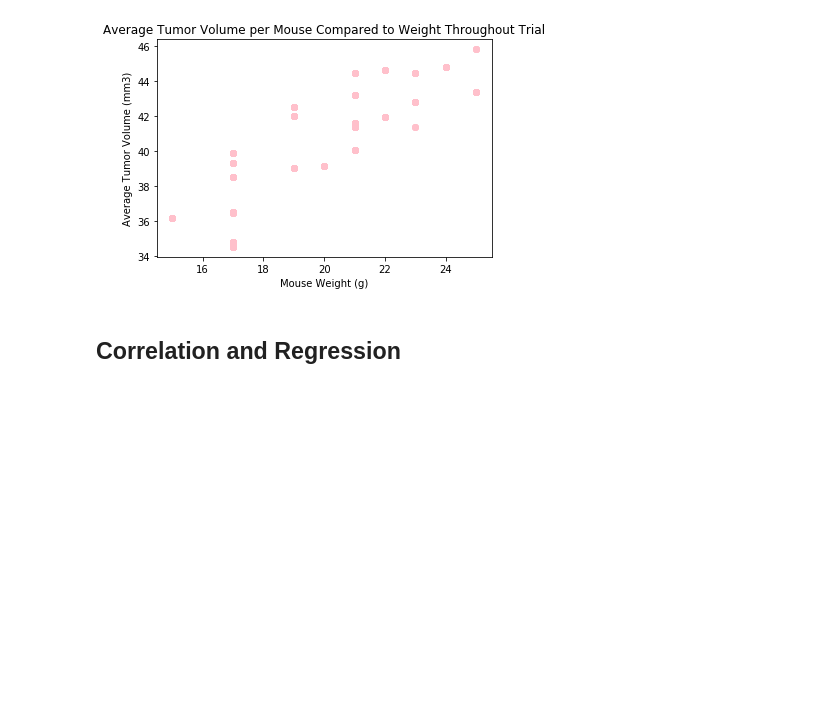
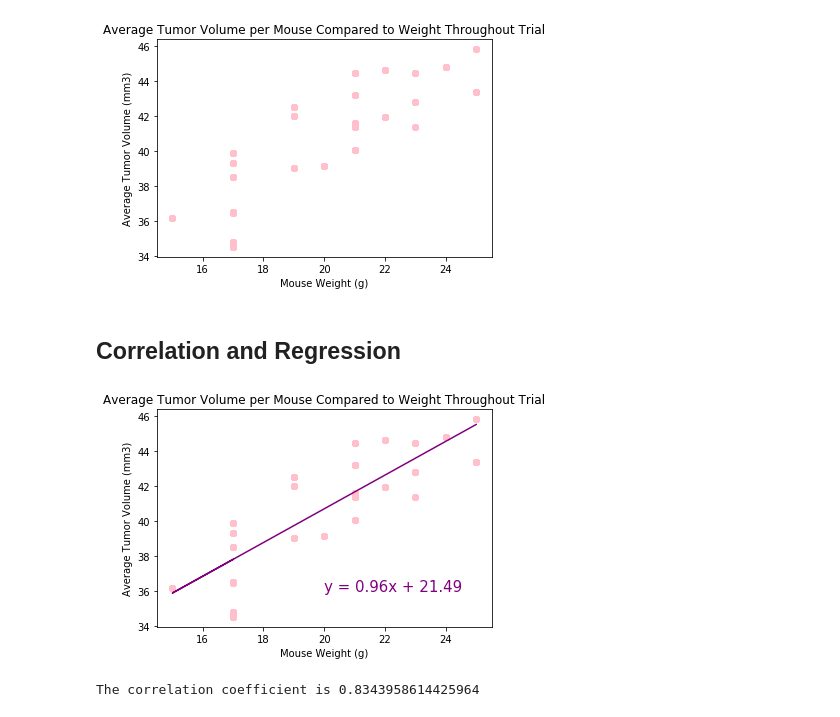
Before and after one commit to alissavokes/matplotlib-challenge, a Jupyter notebook: Pymaceuticals/pymaceuticals_starter.ipynb, the cells around one changed output. Cells and saved outputs as stored; diff of their text form; code cells hidden in the pictures; blank space fills up the shorter version.

Commit message:
linear regression added to scatter plot

```diff
--- a/Pymaceuticals/pymaceuticals_starter.ipynb
+++ b/Pymaceuticals/pymaceuticals_starter.ipynb
@@ -320,0 +318,22 @@ plt.show()
+# %%
+# Calculate the correlation coefficient and linear regression model
+# for mouse weight and average tumor volume for the Capomulin regimen
+
+cor_coeff = st.pearsonr(mice_weights,mice_tum_vol)[0]
+(slope, intercept, rvalue, pvalue, stderr) = st.linregress(mice_weights, mice_tum_vol)
+regress_values = []
+for weight in mice_weights:
+    regress_values.append(weight * slope + intercept)
+line_eq = "y = " + str(round(slope,2)) + "x + " + str(round(intercept,2))
+
+plt.scatter(mice_weights, mice_tum_vol, color="pink")
+plt.plot(mice_weights,regress_values,"r-", color="purple")
+plt.annotate(line_eq,(20,36),fontsize=15,color="purple")
+plt.title("Average Tumor Volume per Mouse Compared to Weight Throughout Trial")
+plt.xlabel("Mouse Weight (g)")
+plt.ylabel("Average Tumor Volume (mm3)")
+plt.show()
+print(f"The correlation coefficient is {cor_coeff}")
+# %% [output]
+[figure, added]
+The correlation coefficient is 0.8343958614425964
```
Also changed, not shown: parts of 1 cell of this notebook.
